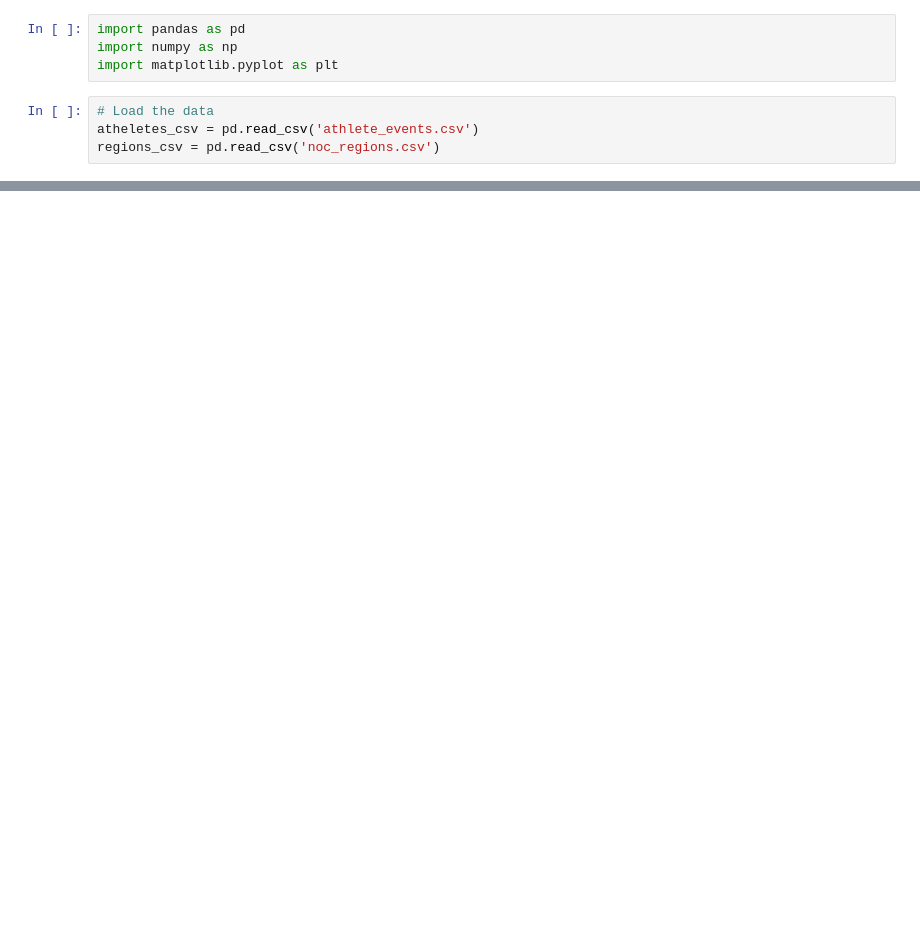
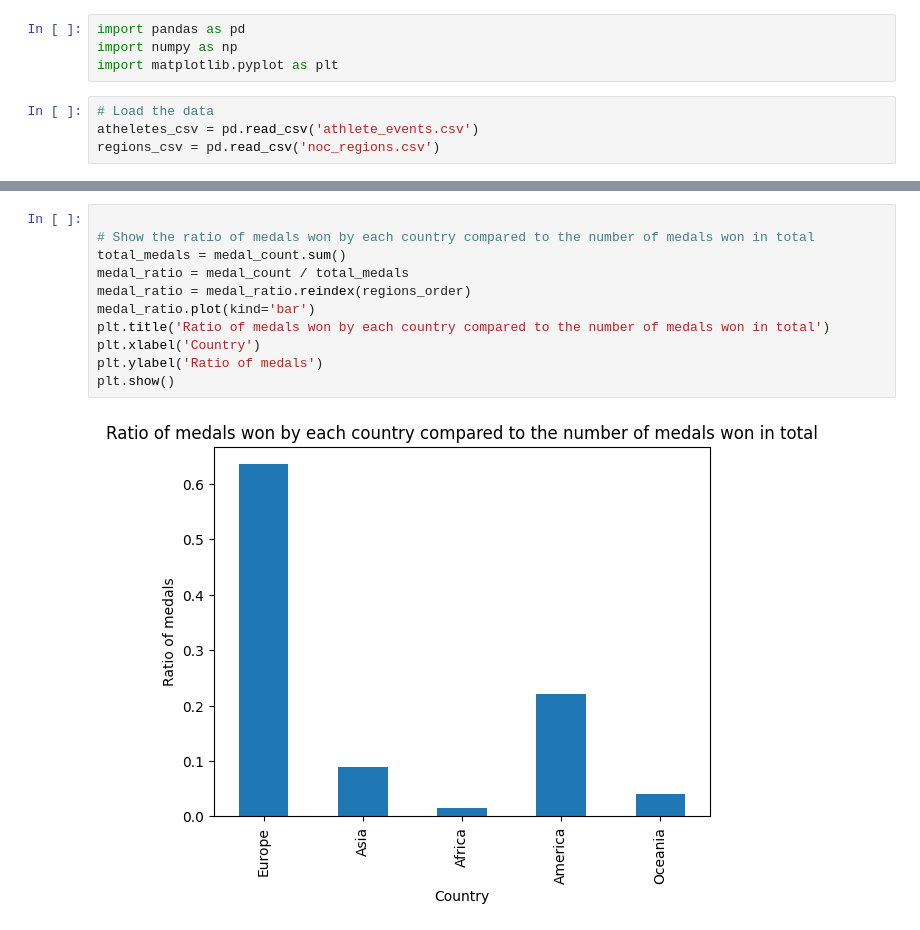
Before and after one commit to AnassTaher/data-wrangling, a Jupyter notebook: nationality.ipynb, the cells around one changed output, grey strips where cells are left out. Drawn from its saved outputs; the diff is of its cells as text; blank space fills up the shorter version.

```diff
--- a/nationality.ipynb
+++ b/nationality.ipynb
@@ -38,0 +104,13 @@ Index(['NOC', 'region', 'notes', 'continent'], dtype='object')
+# %%
+
+# Show the ratio of medals won by each country compared to the number of medals won in total
+total_medals = medal_count.sum()
+medal_ratio = medal_count / total_medals
+medal_ratio = medal_ratio.reindex(regions_order)
+medal_ratio.plot(kind='bar')
+plt.title('Ratio of medals won by each country compared to the number of medals won in total')
+plt.xlabel('Country')
+plt.ylabel('Ratio of medals')
+plt.show()
+# %% [output]
+[figure, added]
```
Also changed, not shown: parts of 6 cells of this notebook.
